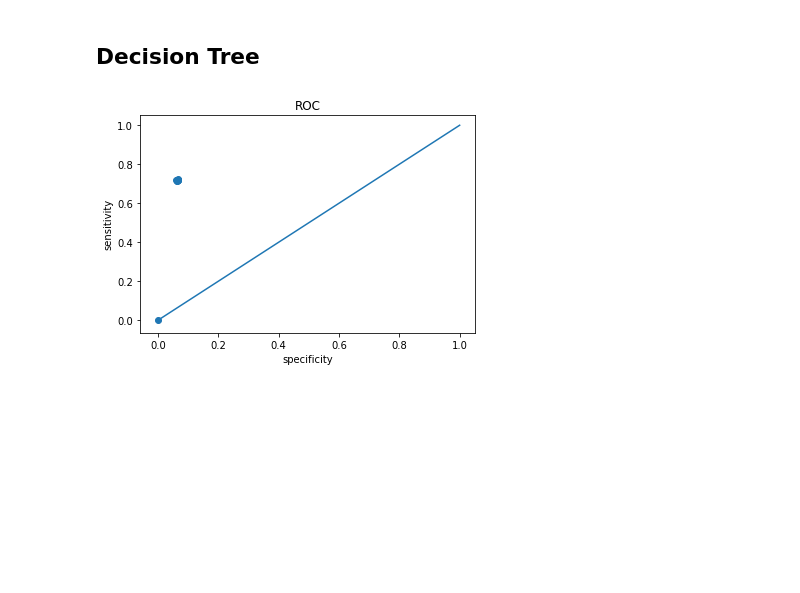
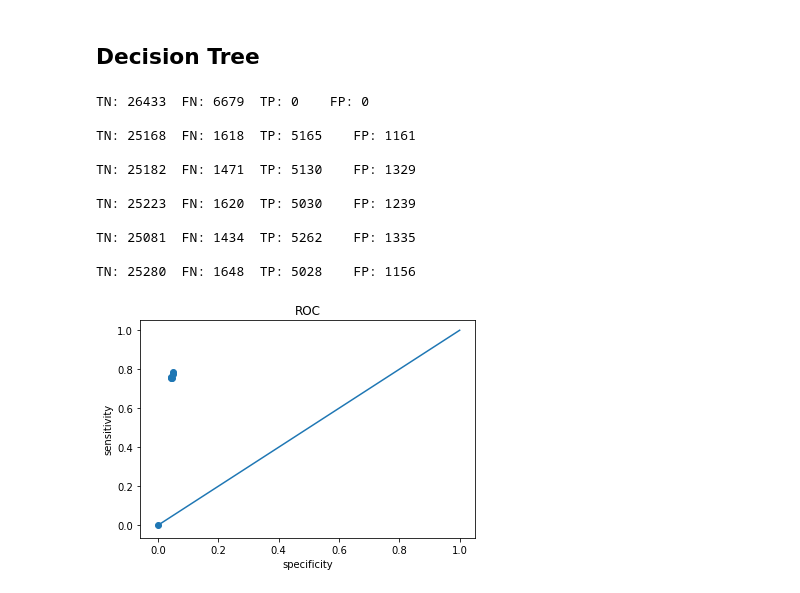
Before and after one commit to idotsuk/patients_no_show, a Jupyter notebook: patient_no_show.ipynb, the cells around one changed output. Drawn from its saved outputs; the diff is of its cells as text; code cells hidden in the pictures; blank space fills up the shorter version.

```diff
--- a/patient_no_show.ipynb
+++ b/patient_no_show.ipynb
@@ -678,7 +682,31 @@ def ROC(y_hat,y):
-# %%
->>> from sklearn.tree import DecisionTreeClassifier
-
-tree = DecisionTreeClassifier()
-test_classifier(tree,data_clean,test_size = 0.2,reps = 10)
-# %% [output]
-[figure, removed]
+# %%
+from sklearn.tree import DecisionTreeClassifier
+from sklearn.tree import export_graphviz
+import graphviz
+import os
+os.environ["PATH"] += os.pathsep + 'C:/Program Files (x86)/Graphviz2.38/bin/'
+excludes = []
+
+tree = DecisionTreeClassifier(min_impurity_decrease =0.0001, min_samples_split=16)
+test_classifier(tree,data_clean,test_size = 0.3,reps = 5, exclude = excludes)
+
+dot_data = export_graphviz(tree,out_file = None,feature_names= data_clean.drop(columns=excludes).columns.values[1::],
+                         filled=True, rounded=True,
+                         special_characters=True)
+
+
+graph = graphviz.Source(dot_data)
+graph
+# %% [output]
+TN: 26433  FN: 6679  TP: 0    FP: 0
+
+TN: 25168  FN: 1618  TP: 5165    FP: 1161
+
+TN: 25182  FN: 1471  TP: 5130    FP: 1329
+
+TN: 25223  FN: 1620  TP: 5030    FP: 1239
+
+TN: 25081  FN: 1434  TP: 5262    FP: 1335
+
+TN: 25280  FN: 1648  TP: 5028    FP: 1156
+[figure, added]
```
Also changed, not shown: parts of 17 cells of this notebook.
